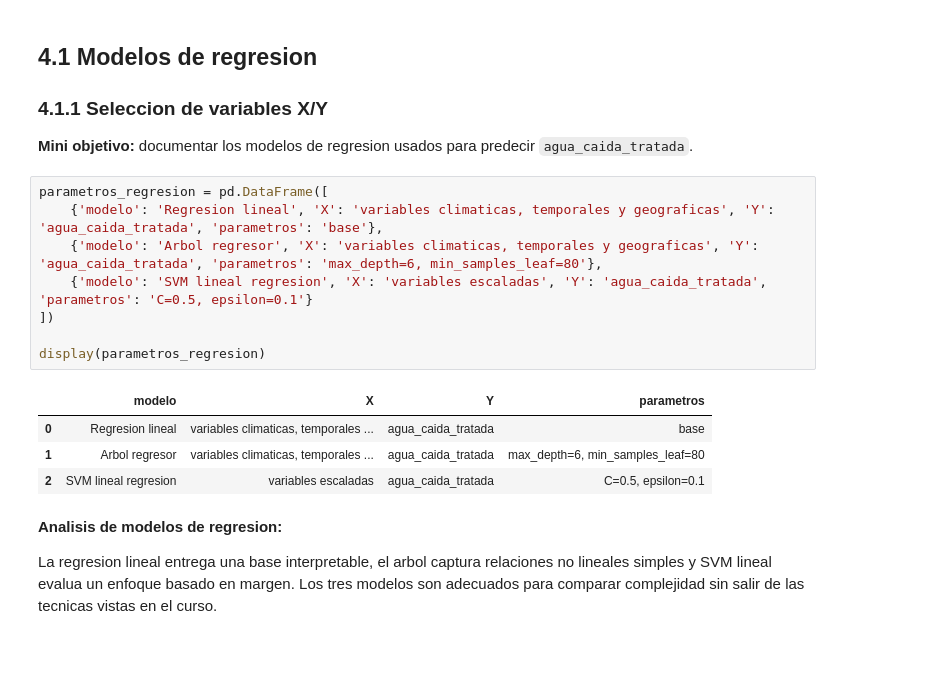
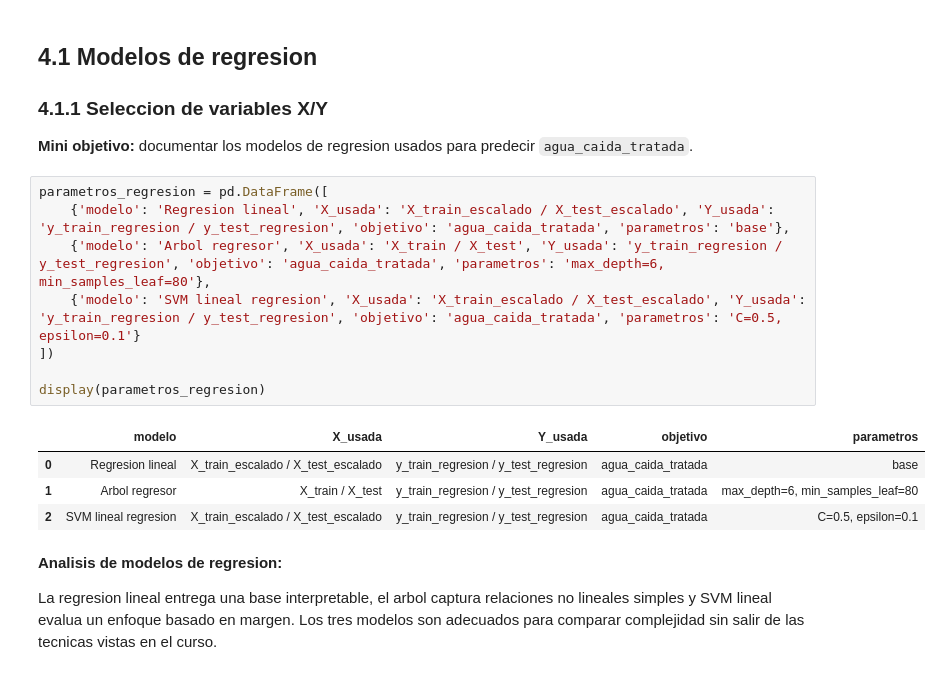
Before and after one commit to 4mnesia/DataMining, a Jupyter notebook: EV2_BIY7121_005D.ipynb, the cells around one changed output. Drawn from its saved outputs; the diff is of its cells as text.

```diff
--- a/EV2_BIY7121_005D.ipynb
+++ b/EV2_BIY7121_005D.ipynb
@@ -1935,17 +2367,17 @@ Se implementan 9 modelos o configuraciones compatibles con el material del curso
 **Mini objetivo:** documentar los modelos de regresion usados para predecir `agua_caida_tratada`.
 # %%
 parametros_regresion = pd.DataFrame([
-    {'modelo': 'Regresion lineal', 'X': 'variables climaticas, temporales y geograficas', 'Y': 'agua_caida_tratada', 'parametros': 'base'},
-    {'modelo': 'Arbol regresor', 'X': 'variables climaticas, temporales y geograficas', 'Y': 'agua_caida_tratada', 'parametros': 'max_depth=6, min_samples_leaf=80'},
-    {'modelo': 'SVM lineal regresion', 'X': 'variables escaladas', 'Y': 'agua_caida_tratada', 'parametros': 'C=0.5, epsilon=0.1'}
+    {'modelo': 'Regresion lineal', 'X_usada': 'X_train_escalado / X_test_escalado', 'Y_usada': 'y_train_regresion / y_test_regresion', 'objetivo': 'agua_caida_tratada', 'parametros': 'base'},
+    {'modelo': 'Arbol regresor', 'X_usada': 'X_train / X_test', 'Y_usada': 'y_train_regresion / y_test_regresion', 'objetivo': 'agua_caida_tratada', 'parametros': 'max_depth=6, min_samples_leaf=80'},
+    {'modelo': 'SVM lineal regresion', 'X_usada': 'X_train_escalado / X_test_escalado', 'Y_usada': 'y_train_regresion / y_test_regresion', 'objetivo': 'agua_caida_tratada', 'parametros': 'C=0.5, epsilon=0.1'}
 ])
 
 display(parametros_regresion)
 # %% [output]
-|  | modelo | X | Y | parametros |
-| 0 | Regresion lineal | variables climaticas, temporales ... | agua_caida_tratada | base |
-| 1 | Arbol regresor | variables climaticas, temporales ... | agua_caida_tratada | max_depth=6, min_samples_leaf=80 |
-| 2 | SVM lineal regresion | variables escaladas | agua_caida_tratada | C=0.5, epsilon=0.1 |
+|  | modelo | X_usada | Y_usada | objetivo | parametros |
+| 0 | Regresion lineal | X_train_escalado / X_test_escalado | y_train_regresion / y_test_regresion | agua_caida_tratada | base |
+| 1 | Arbol regresor | X_train / X_test | y_train_regresion / y_test_regresion | agua_caida_tratada | max_depth=6, min_samples_leaf=80 |
+| 2 | SVM lineal regresion | X_train_escalado / X_test_escalado | y_train_regresion / y_test_regresion | agua_caida_tratada | C=0.5, epsilon=0.1 |
 # %% [markdown]
 **Analisis de modelos de regresion:**
 
```
Also changed, not shown: parts of 81 cells of this notebook.
